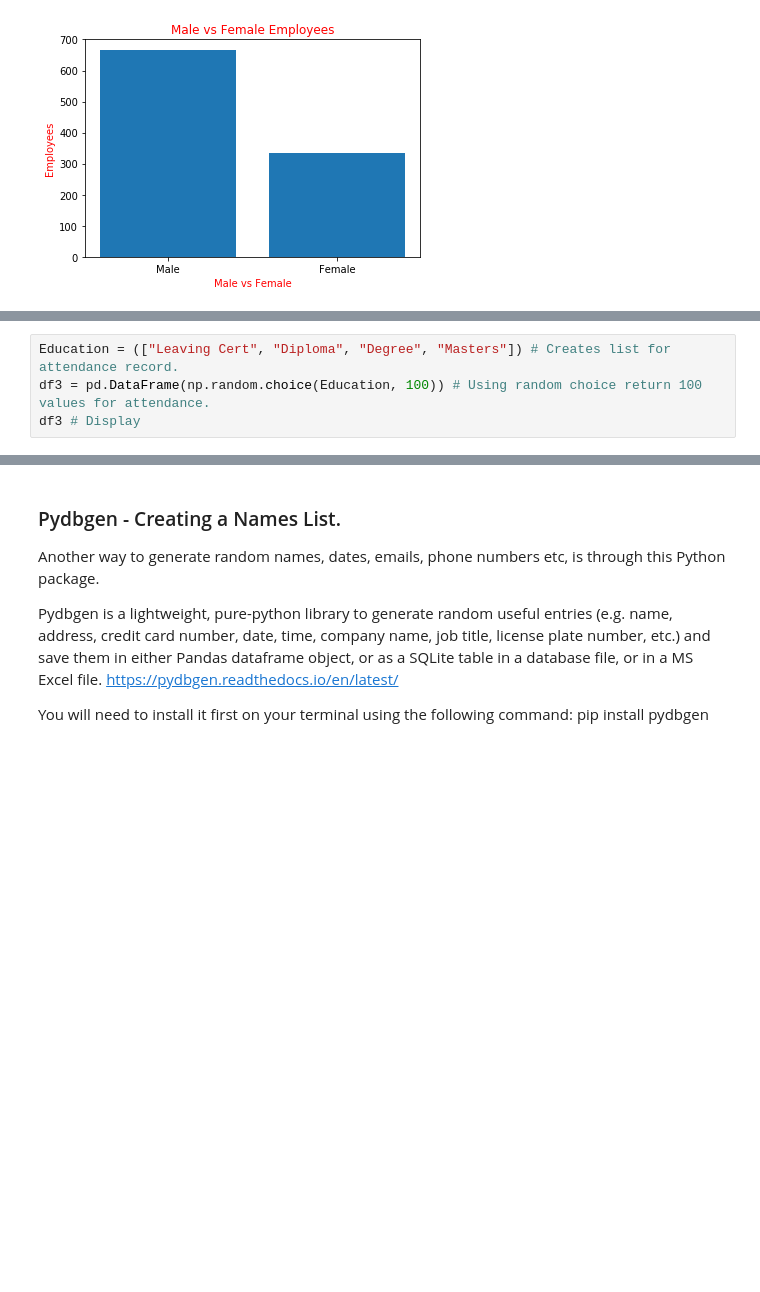
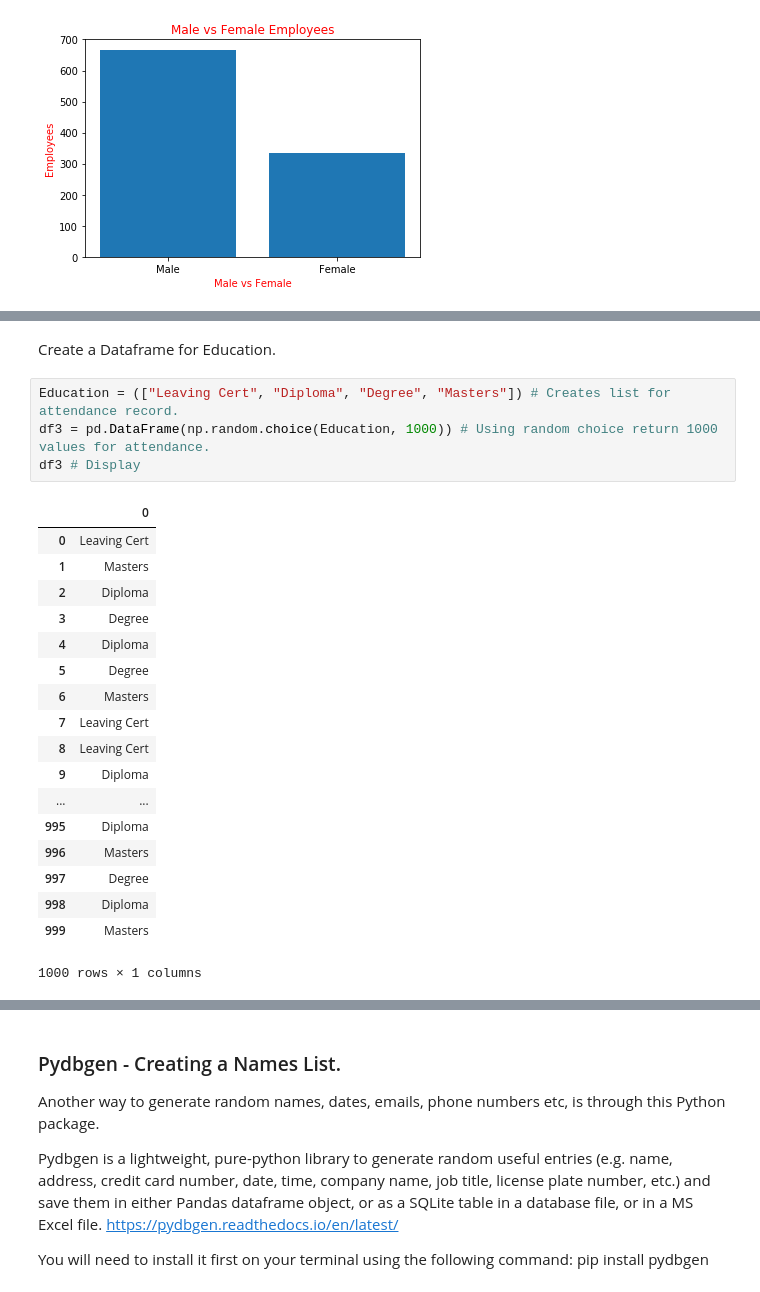
Before and after one commit to daithimarkham/Programming-for-Data-Analysis-Project-2019, a Jupyter notebook: Programming for Data Analysis Project 2019.ipynb, the cells around one changed output, grey strips where cells are left out. Cells and saved outputs as stored; diff of their text form; blank space fills up the shorter version.

```diff
--- a/Programming for Data Analysis Project 2019.ipynb
+++ b/Programming for Data Analysis Project 2019.ipynb
@@ -318,7 +370,28 @@ Below we first create a dataframe for the variable Education, then we will pick
+# %% [markdown]
+Create a Dataframe for Education.
 # %%
 Education = (["Leaving Cert", "Diploma", "Degree", "Masters"]) # Creates list for attendance record.
-df3 = pd.DataFrame(np.random.choice(Education, 100)) # Using random choice return 100 values for attendance.
+df3 = pd.DataFrame(np.random.choice(Education, 1000)) # Using random choice return 1000 values for attendance.
 df3 # Display
+# %% [output]
+|  | 0 |
+| 0 | Leaving Cert |
+| 1 | Masters |
+| 2 | Diploma |
+| 3 | Degree |
+| 4 | Diploma |
+| 5 | Degree |
+| 6 | Masters |
+| 7 | Leaving Cert |
+| 8 | Leaving Cert |
+| 9 | Diploma |
+| ... | ... |
+| 995 | Diploma |
+| 996 | Masters |
+| 997 | Degree |
+| 998 | Diploma |
+| 999 | Masters |
+1000 rows × 1 columns
 # %% [markdown]
 ### 2.4 Absent days.
 
```
Also changed, not shown: parts of 30 cells of this notebook.
